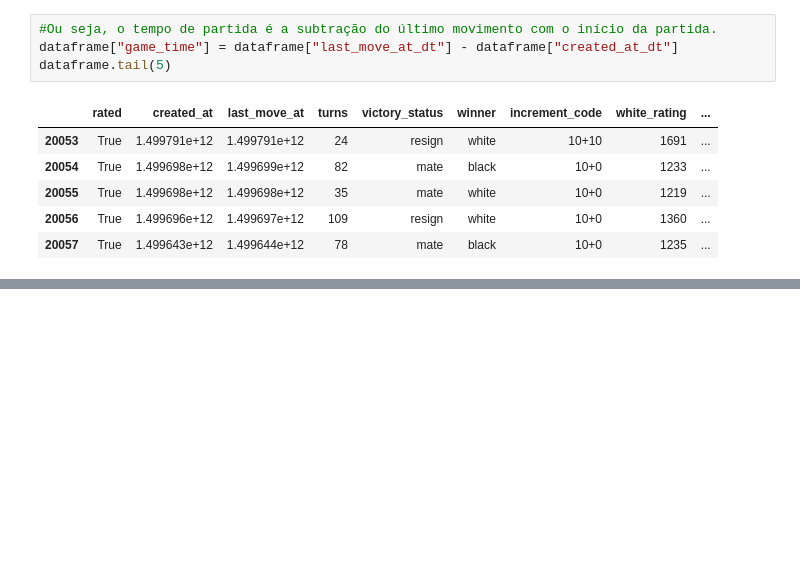
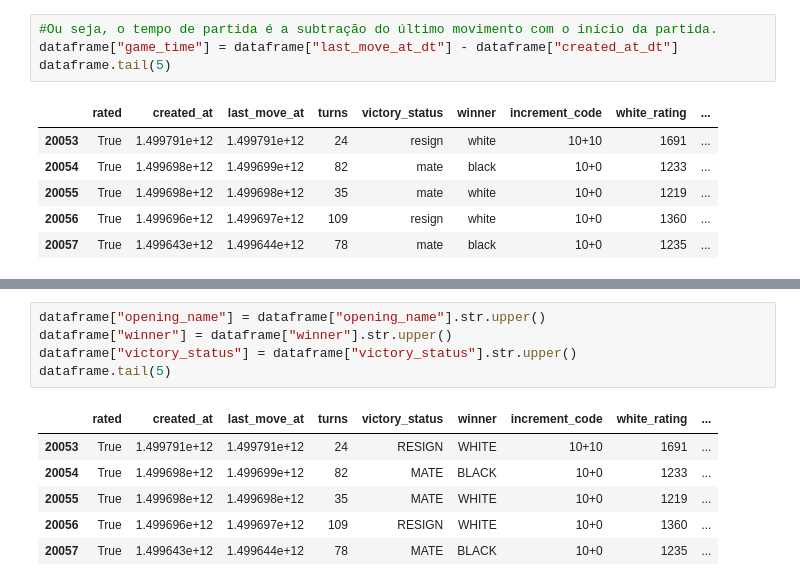
Before and after one commit to GodKelvin/chess-analytics, a Jupyter notebook: main.ipynb, the cells around one changed output, grey strips where cells are left out. Drawn from its saved outputs; the diff is of its cells as text; blank space fills up the shorter version.

```diff
--- a/main.ipynb
+++ b/main.ipynb
@@ -177,0 +181,12 @@ dataframe.tail(5)
+# %%
+dataframe["opening_name"] = dataframe["opening_name"].str.upper()
+dataframe["winner"] = dataframe["winner"].str.upper()
+dataframe["victory_status"] = dataframe["victory_status"].str.upper()
+dataframe.tail(5)
+# %% [output]
+|  | rated | created_at | last_move_at | turns | victory_status | winner | increment_code | white_rating | ... |
+| 20053 | True | 1.499791e+12 | 1.499791e+12 | 24 | RESIGN | WHITE | 10+10 | 1691 | ... |
+| 20054 | True | 1.499698e+12 | 1.499699e+12 | 82 | MATE | BLACK | 10+0 | 1233 | ... |
+| 20055 | True | 1.499698e+12 | 1.499698e+12 | 35 | MATE | WHITE | 10+0 | 1219 | ... |
+| 20056 | True | 1.499696e+12 | 1.499697e+12 | 109 | RESIGN | WHITE | 10+0 | 1360 | ... |
+| 20057 | True | 1.499643e+12 | 1.499644e+12 | 78 | MATE | BLACK | 10+0 | 1235 | ... |
```
Also changed, not shown: parts of 15 cells of this notebook.
